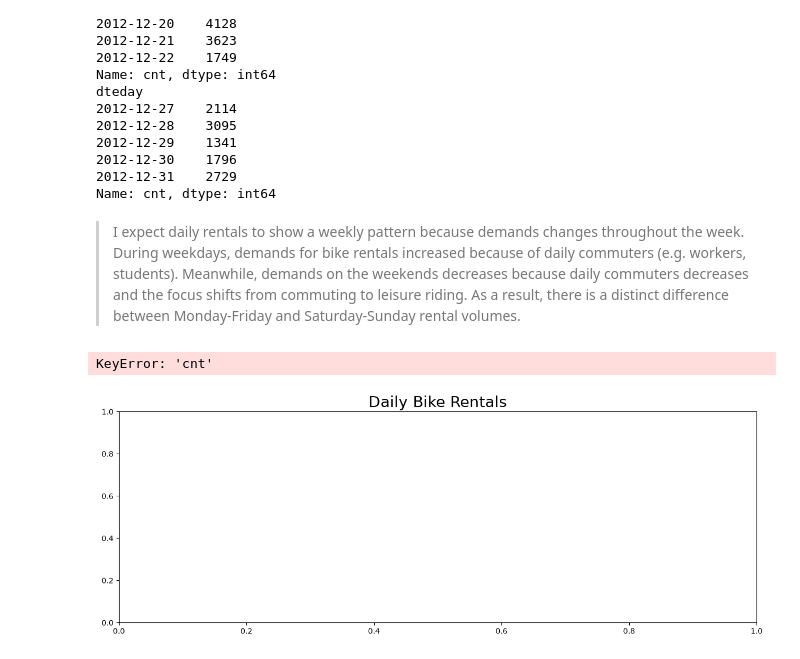
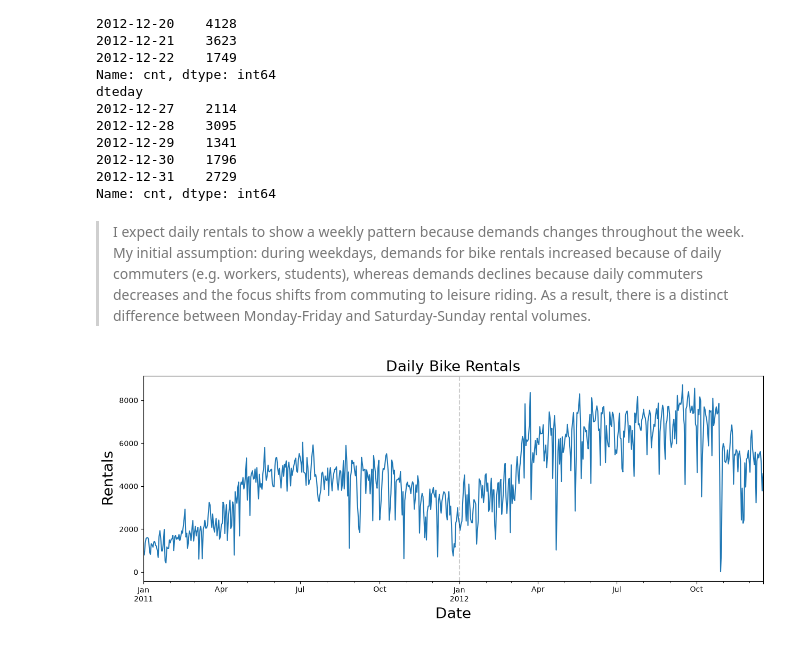
Before and after one commit to KaiserLycan/UCI-Bike-Rental-Forecasting-with-SARIMA, a Jupyter notebook: notebooks/01-Bike-Rental-Forecasting-With-SARIMA.ipynb, the cells around one changed output. Cells and saved outputs as stored; diff of their text form; code cells hidden in the pictures.

Commit message:
(analysis): updated my conclusion for weekly rentals and how it reflects to my initial assupmptions

```diff
--- a/notebooks/01-Bike-Rental-Forecasting-With-SARIMA.ipynb
+++ b/notebooks/01-Bike-Rental-Forecasting-With-SARIMA.ipynb
@@ -150,20 +150,19 @@ dteday
 2012-12-31    2729
 Name: cnt, dtype: int64
 # %% [markdown]
-> I expect daily rentals to show a weekly pattern because demands changes throughout the week. During weekdays, demands for bike rentals increased because of daily commuters (e.g. workers, students). Meanwhile, demands on the weekends decreases because daily commuters decreases and the focus shifts from commuting to leisure riding. As a result, there is a distinct difference between Monday-Friday and Saturday-Sunday rental volumes.
+> I expect daily rentals to show a weekly pattern because demands changes throughout the week. My initial assumption: during weekdays, demands for bike rentals increased because of daily commuters (e.g. workers, students), whereas demands declines because daily commuters decreases and the focus shifts from commuting to leisure riding. As a result, there is a distinct difference between Monday-Friday and Saturday-Sunday rental volumes.
 # %%
 
 plt.figure(figsize=(15,5))
 plt.title("Daily Bike Rentals", fontdict={"size": 20})
-training_set["cnt"].plot()
+training_set.plot()
 plt.xlabel("Date", fontdict={"size": 20})
 plt.ylabel("Rentals", fontdict={"size": 20})
 
 for year in range(start_date.year-1, end_date.year+1):
     plt.axvline(pd.to_datetime(str(year)+'-01-01'), color='k', linestyle='--', alpha=0.2)
 # %% [output]
-KeyError: 'cnt'
-[figure, old version]
+[figure, new version]
 # %%
 training_set.index.dtype
 days_order = ["Monday", "Tuesday", "Wednesday", "Thursday", "Friday", "Saturday", "Sunday"]
```
Also changed, not shown: parts of 4 cells of this notebook.
